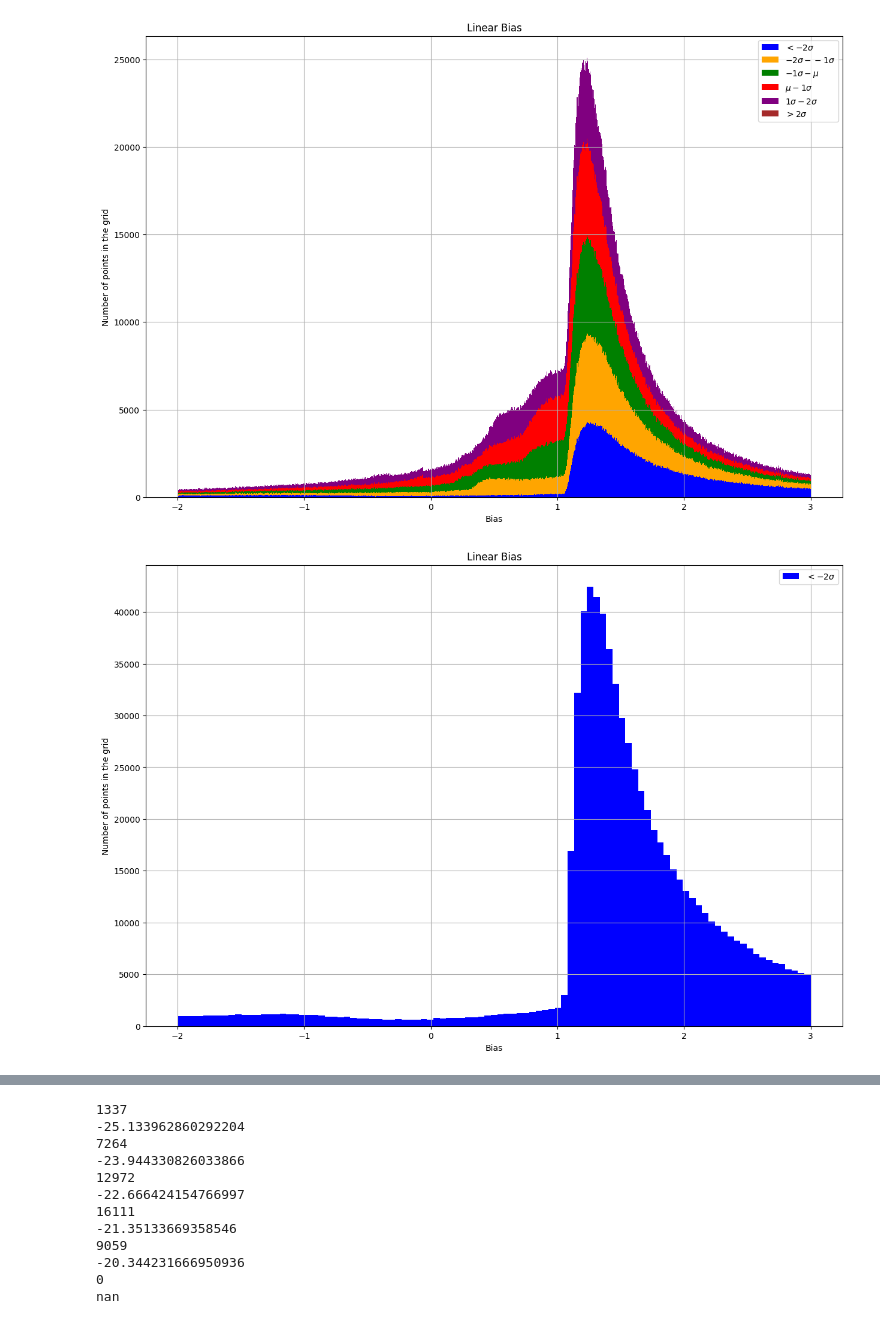
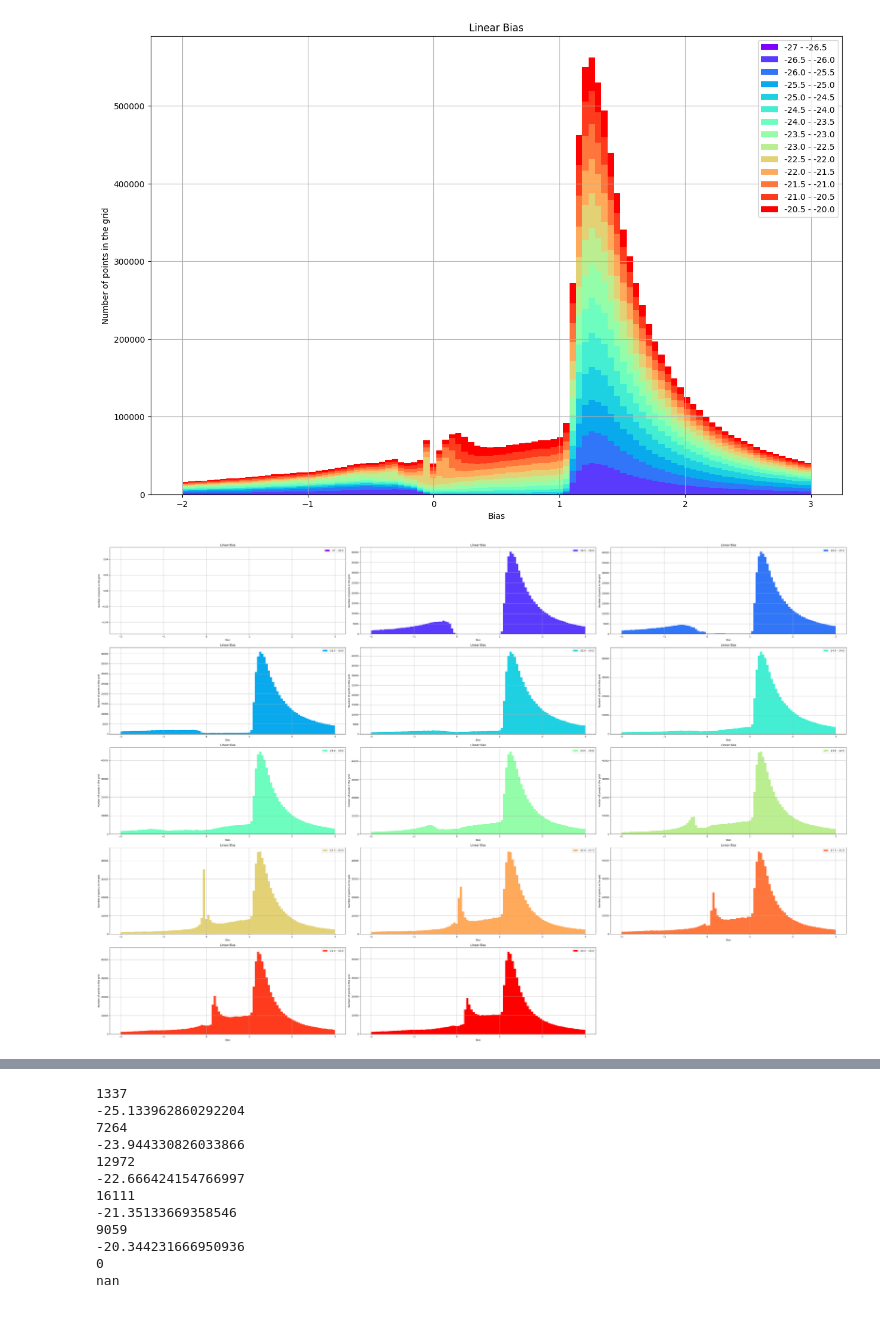
Before and after one commit to PADGE383/Peculiar_Velocities, a Jupyter notebook: Peculiar_Padgett.ipynb, the cells around one changed output, grey strips where cells are left out. Saved outputs shown, nothing was run; the diff lists cells and outputs as text; code cells hidden in the pictures.

```diff
--- a/Peculiar_Padgett.ipynb
+++ b/Peculiar_Padgett.ipynb
@@ -9,3 +11,8 @@ import smoothing_library as SL
+# %%
+def inttopair(n, num_columns):
+    row = n // num_columns
+    col = n % num_columns
+    return row, col
 # %%
 def densemap(df,grid,BoxSize, MAS, R, Filter, threads):
     pos = df.loc[:,['x','y','z']].to_numpy(dtype=np.float32)
@@ -44,6 +51,14 @@ def sorter(df, start, cur, col):
         newdf= df.loc[rows]
 
     return newdf
+# %%
+def magsorter(df, low, high, col):
+    para=df[col]
+    condition = (df[col] >= low) & (df[col] < high)
+    rows=df[condition].index
+    newdf= df.loc[rows]
+
+    return newdf
 # %%
 #Read in galaxy data
 filename = 'galaxycat.csv'
@@ -122,36 +137,43 @@ for i in lum_list:
     temp_smooth=densemap(i,grid,BoxSize, MAS, R, Filter, threads)
     smoothed_list.append(temp_smooth)
 # %%
-label_list=[r"$<-2\sigma$",r"$-2\sigma{} - -1\sigma$",r"$-1\sigma{} - \mu$",r"$\mu{} - 1\sigma$",r"$1\sigma{} - 2\sigma$",r"$>2\sigma$"]
+#label_list=[r"$<-2\sigma$",r"$-2\sigma{} - -1\sigma$",r"$-1\sigma{} - \mu$",r"$\mu{} - 1\sigma$",r"$1\sigma{} - 2\sigma$",r"$>2\sigma$"]
+
 b_list=[]
-color_list=["blue", "orange", "green", "red", "purple", "brown"]
+color_list = cm.rainbow(np.linspace(0, 1, size))
 for i in range(len(smoothed_list)):
     b=(smoothed_list[i]/delta_smoothed).flatten()
     label_list.append(lab)
     b_list.append(b)
 
 
 
 plt.figure(figsize=(15,10))
-hist = plt.hist(b_list, bins = np.linspace(-2,3,1000),label=label_list,stacked=True,density=False, color=color_list)
+hist = plt.hist(b_list, bins = np.linspace(-2,3,100),label=label_list,stacked=True,density=False,color=color_list)
 plt.legend()
 plt.title('Linear Bias')
 plt.xlabel('Bias')
 plt.ylabel('Number of points in the grid')
 plt.grid()
-plt.savefig("Bias_Stack.png",format="png")
+plt.savefig("Bias_MagStack.png",format="png")
 plt.show()
 
+height=math.ceil(size/3)
+fig =plt.figure(figsize=(45,30))
 for i in range(len(b_list)):
-    plt.figure(figsize=(15,10))
-    hist = plt.hist(b_list[i], bins = np.linspace(-2,3,100),label=label_list[i],color=color_list[i])
-    plt.legend()
-    plt.title('Linear Bias')
-    plt.xlabel('Bias')
-    plt.ylabel('Number of points in the grid')
-    plt.savefig("Bias_Stack"+str(i)+".png",format="png")
-    plt.grid()
-    plt.show()
+    q,r=inttopair(i,3)
+    ax = plt.subplot2grid((height, 3), (q, r), rowspan=1, colspan=1)
+
+    hist = ax.hist(b_list[i], bins = np.linspace(-2,3,100),label=label_list[i],color=color_list[i])
+    ax.legend()
+    ax.title.set_text('Linear Bias')
+    ax.set_xlabel('Bias')
+    ax.set_ylabel('Number of points in the grid')
+    ax.grid()
+
+plt.savefig("Bias_Magind.png",format="png")
+plt.tight_layout()
+plt.show()
 # %% [output]
-[figure, old version]
+[figure, new version]
-[figure, old version]
+[figure, new version]
```
Also changed, not shown: parts of 7 cells of this notebook.
